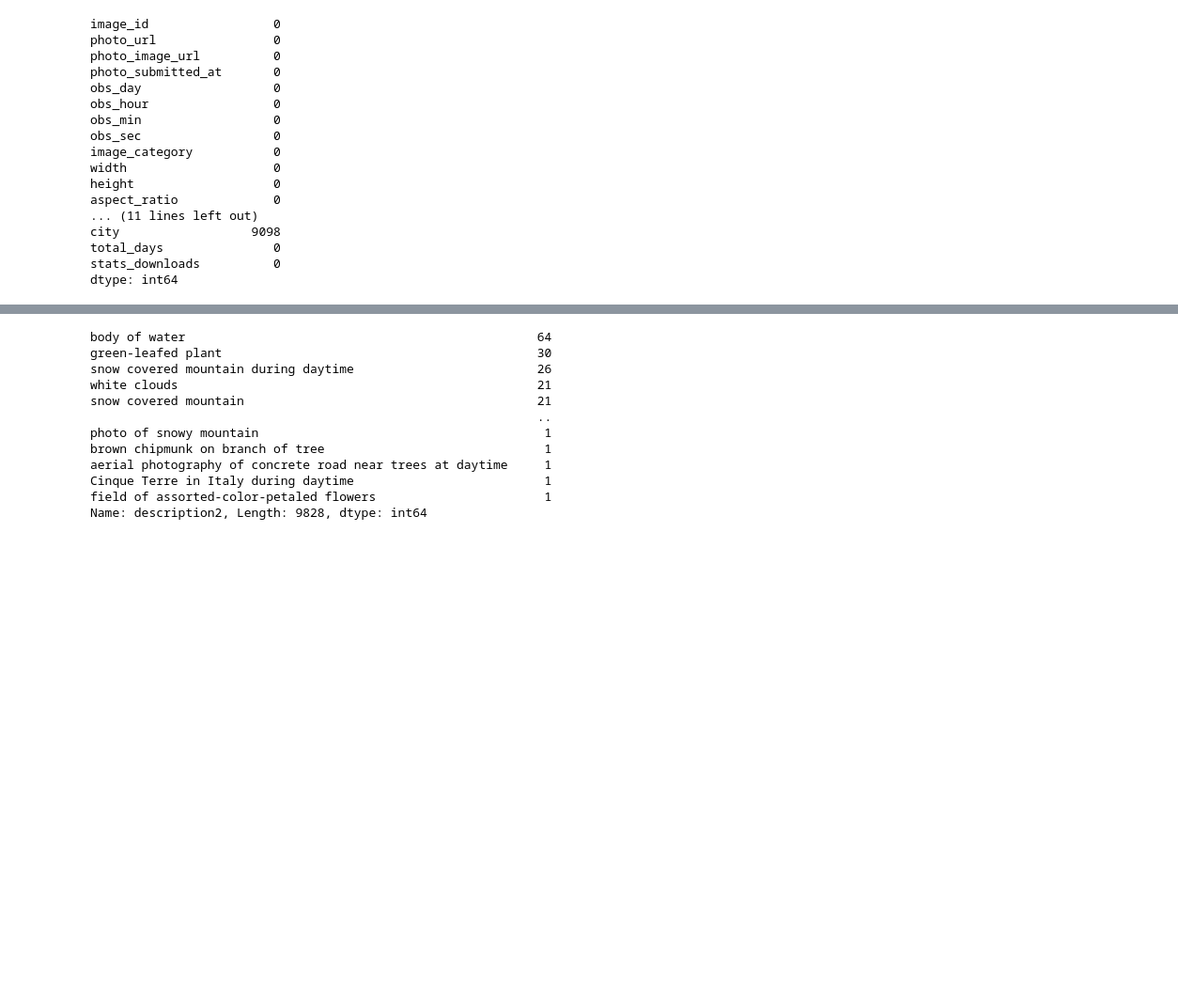
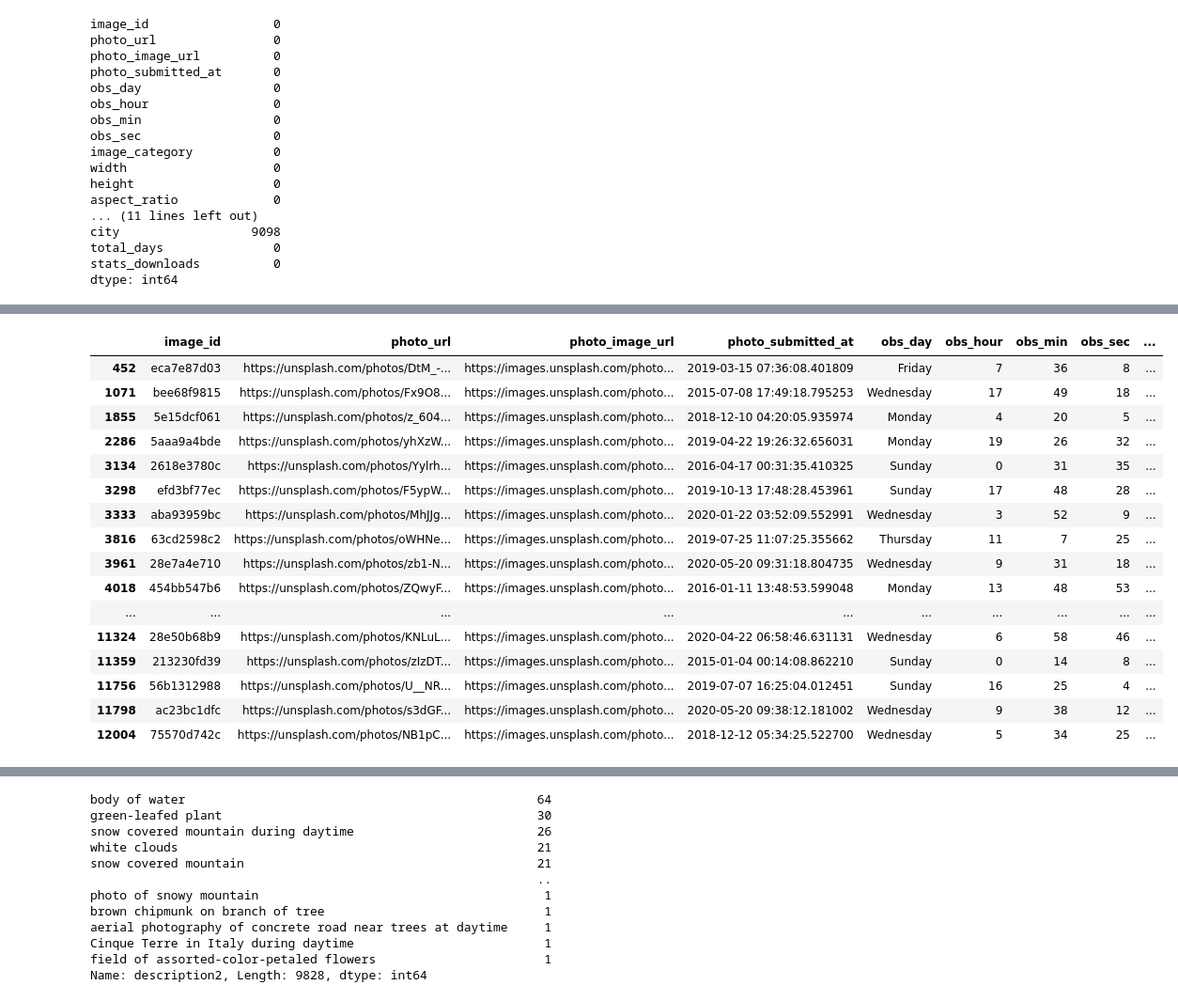
Before and after one commit to jjz17/Datathon2023, a Jupyter notebook: eda_jason.ipynb, the cells around one changed output, grey strips where cells are left out. Shown: that part at 94% size. Drawn from its saved outputs; the diff is of its cells as text; code cells hidden in the pictures; blank space fills up the shorter version.

```diff
--- a/eda_jason.ipynb
+++ b/eda_jason.ipynb
@@ -177,0 +210,24 @@ dtype: int64
+# %%
+train[train["camera_model"].isnull()].index
+train[train["camera_make"] == "nan"]
+
+make_replace_id = []
+make_replace_str = []
+# %% [output]
+|  | image_id | photo_url | photo_image_url | photo_submitted_at | obs_day | obs_hour | obs_min | obs_sec | ... |
+| 452 | eca7e87d03 | https://unsplash.com/photos/DtM_-... | https://images.unsplash.com/photo... | 2019-03-15 07:36:08.401809 | Friday | 7 | 36 | 8 | ... |
+| 1071 | bee68f9815 | https://unsplash.com/photos/Fx9O8... | https://images.unsplash.com/photo... | 2015-07-08 17:49:18.795253 | Wednesday | 17 | 49 | 18 | ... |
+| 1855 | 5e15dcf061 | https://unsplash.com/photos/z_604... | https://images.unsplash.com/photo... | 2018-12-10 04:20:05.935974 | Monday | 4 | 20 | 5 | ... |
+| 2286 | 5aaa9a4bde | https://unsplash.com/photos/yhXzW... | https://images.unsplash.com/photo... | 2019-04-22 19:26:32.656031 | Monday | 19 | 26 | 32 | ... |
+| 3134 | 2618e3780c | https://unsplash.com/photos/Yylrh... | https://images.unsplash.com/photo... | 2016-04-17 00:31:35.410325 | Sunday | 0 | 31 | 35 | ... |
+| 3298 | efd3bf77ec | https://unsplash.com/photos/F5ypW... | https://images.unsplash.com/photo... | 2019-10-13 17:48:28.453961 | Sunday | 17 | 48 | 28 | ... |
+| 3333 | aba93959bc | https://unsplash.com/photos/MhJJg... | https://images.unsplash.com/photo... | 2020-01-22 03:52:09.552991 | Wednesday | 3 | 52 | 9 | ... |
+| 3816 | 63cd2598c2 | https://unsplash.com/photos/oWHNe... | https://images.unsplash.com/photo... | 2019-07-25 11:07:25.355662 | Thursday | 11 | 7 | 25 | ... |
+| 3961 | 28e7a4e710 | https://unsplash.com/photos/zb1-N... | https://images.unsplash.com/photo... | 2020-05-20 09:31:18.804735 | Wednesday | 9 | 31 | 18 | ... |
+| 4018 | 454bb547b6 | https://unsplash.com/photos/ZQwyF... | https://images.unsplash.com/photo... | 2016-01-11 13:48:53.599048 | Monday | 13 | 48 | 53 | ... |
+| ... | ... | ... | ... | ... | ... | ... | ... | ... | ... |
+| 11324 | 28e50b68b9 | https://unsplash.com/photos/KNLuL... | https://images.unsplash.com/photo... | 2020-04-22 06:58:46.631131 | Wednesday | 6 | 58 | 46 | ... |
+| 11359 | 213230fd39 | https://unsplash.com/photos/zIzDT... | https://images.unsplash.com/photo... | 2015-01-04 00:14:08.862210 | Sunday | 0 | 14 | 8 | ... |
+| 11756 | 56b1312988 | https://unsplash.com/photos/U__NR... | https://images.unsplash.com/photo... | 2019-07-07 16:25:04.012451 | Sunday | 16 | 25 | 4 | ... |
+| 11798 | ac23bc1dfc | https://unsplash.com/photos/s3dGF... | https://images.unsplash.com/photo... | 2020-05-20 09:38:12.181002 | Wednesday | 9 | 38 | 12 | ... |
+| 12004 | 75570d742c | https://unsplash.com/photos/NB1pC... | https://images.unsplash.com/photo... | 2018-12-12 05:34:25.522700 | Wednesday | 5 | 34 | 25 | ... |
```
Also changed, not shown: parts of 5 cells of this notebook, 1 other file.
